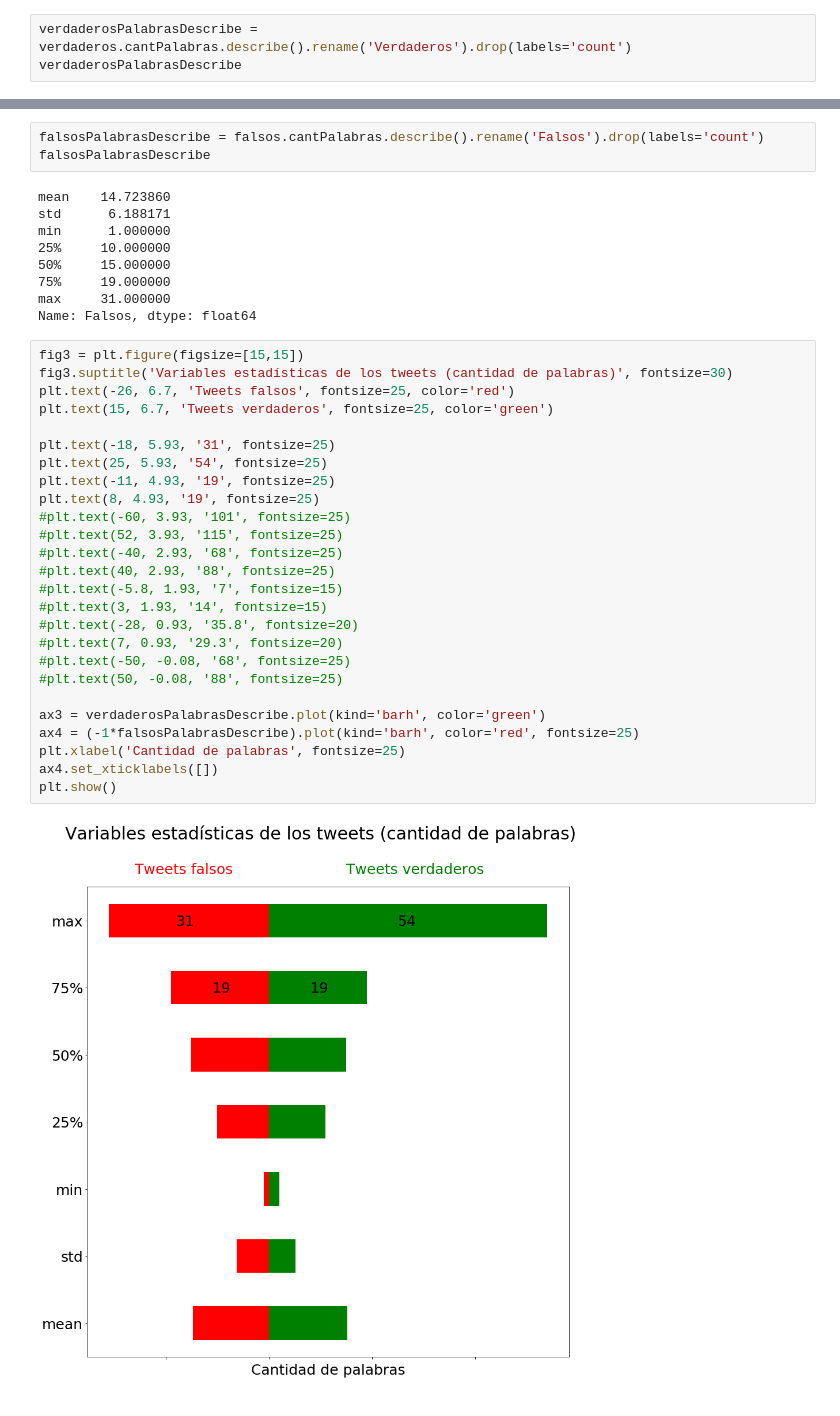
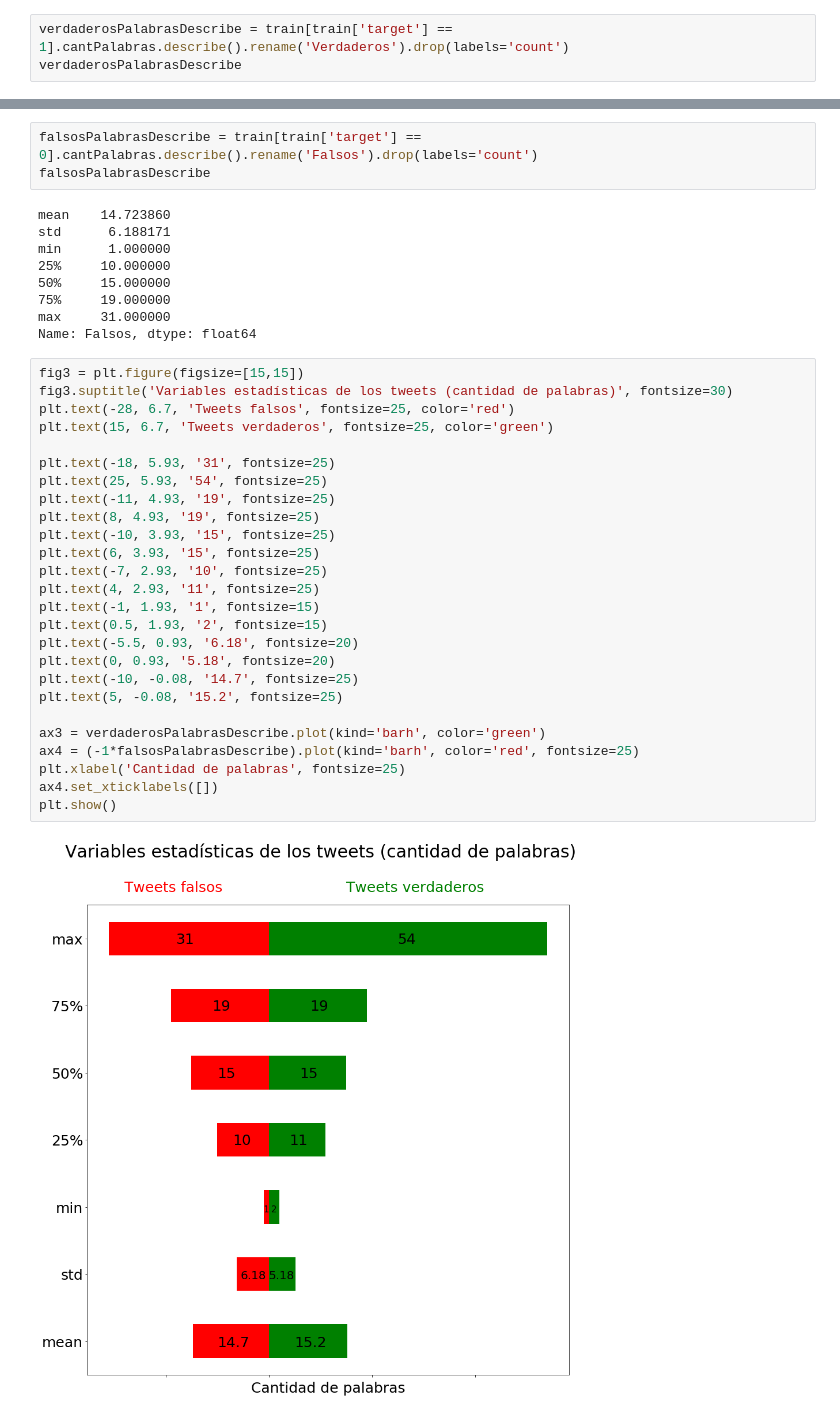
Before and after one commit to BraianVicente/7506-real_or_not, a Jupyter notebook: src/twitter/TP1-Análisis inicial-Real o fake.ipynb, the cells around one changed output, grey strips where cells are left out. Drawn from its saved outputs; the diff is of its cells as text.

```diff
--- a/src/twitter/TP1-Análisis inicial-Real o fake.ipynb
+++ b/src/twitter/TP1-Análisis inicial-Real o fake.ipynb
@@ -122,7 +122,7 @@ train
 | 7612 | 10873 | NaN | NaN | The Latest: More Homes Razed by N... | 1 | 94 | 13 |
 7613 rows × 7 columns
 # %%
-verdaderosPalabrasDescribe = verdaderos.cantPalabras.describe().rename('Verdaderos').drop(labels='count')
+verdaderosPalabrasDescribe = train[train['target'] == 1].cantPalabras.describe().rename('Verdaderos').drop(labels='count')
 verdaderosPalabrasDescribe
 # %% [output]
 mean    15.201162
@@ -134,7 +134,7 @@ min      2.000000
 max     54.000000
 Name: Verdaderos, dtype: float64
 # %%
-falsosPalabrasDescribe = falsos.cantPalabras.describe().rename('Falsos').drop(labels='count')
+falsosPalabrasDescribe = train[train['target'] == 0].cantPalabras.describe().rename('Falsos').drop(labels='count')
 falsosPalabrasDescribe
 # %% [output]
 mean    14.723860
@@ -148,28 +148,28 @@ Name: Falsos, dtype: float64
 # %%
 fig3 = plt.figure(figsize=[15,15])
 fig3.suptitle('Variables estadísticas de los tweets (cantidad de palabras)', fontsize=30)
-plt.text(-26, 6.7, 'Tweets falsos', fontsize=25, color='red')
+plt.text(-28, 6.7, 'Tweets falsos', fontsize=25, color='red')
 plt.text(15, 6.7, 'Tweets verdaderos', fontsize=25, color='green')
 
 plt.text(-18, 5.93, '31', fontsize=25)
 plt.text(25, 5.93, '54', fontsize=25)
 plt.text(-11, 4.93, '19', fontsize=25)
 plt.text(8, 4.93, '19', fontsize=25)
-#plt.text(-60, 3.93, '101', fontsize=25)
-#plt.text(52, 3.93, '115', fontsize=25)
-#plt.text(-40, 2.93, '68', fontsize=25)
-#plt.text(40, 2.93, '88', fontsize=25)
-#plt.text(-5.8, 1.93, '7', fontsize=15)
-#plt.text(3, 1.93, '14', fontsize=15)
-#plt.text(-28, 0.93, '35.8', fontsize=20)
-#plt.text(7, 0.93, '29.3', fontsize=20)
-#plt.text(-50, -0.08, '68', fontsize=25)
-#plt.text(50, -0.08, '88', fontsize=25)
+plt.text(-10, 3.93, '15', fontsize=25)
+plt.text(6, 3.93, '15', fontsize=25)
+plt.text(-7, 2.93, '10', fontsize=25)
+plt.text(4, 2.93, '11', fontsize=25)
+plt.text(-1, 1.93, '1', fontsize=15)
+plt.text(0.5, 1.93, '2', fontsize=15)
+plt.text(-5.5, 0.93, '6.18', fontsize=20)
+plt.text(0, 0.93, '5.18', fontsize=20)
+plt.text(-10, -0.08, '14.7', fontsize=25)
+plt.text(5, -0.08, '15.2', fontsize=25)
 
 ax3 = verdaderosPalabrasDescribe.plot(kind='barh', color='green')
 ax4 = (-1*falsosPalabrasDescribe).plot(kind='barh', color='red', fontsize=25)
 plt.xlabel('Cantidad de palabras', fontsize=25)
 ax4.set_xticklabels([])
 plt.show()
 # %% [output]
-[figure, old version]
+[figure, new version]
```
Also changed, not shown: parts of 2 cells of this notebook.
